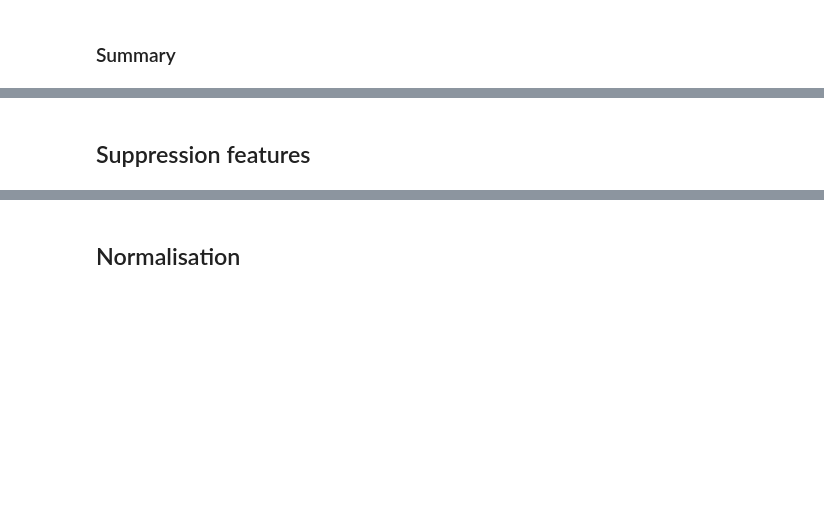
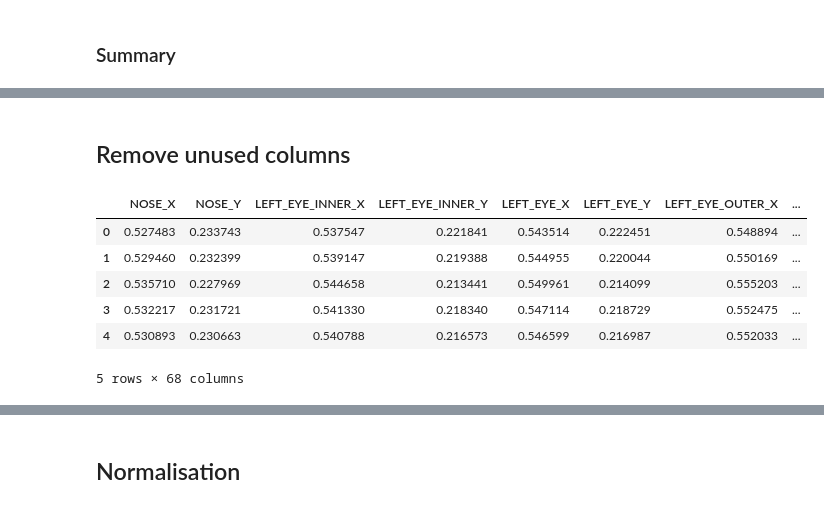
Before and after one commit to Neirpy/projet_pluri_2, a Jupyter notebook: IA/data_preprocessing.ipynb, the cells around one changed output, grey strips where cells are left out. Drawn from its saved outputs; the diff is of its cells as text; code cells hidden in the pictures; blank space fills up the shorter version.

```diff
--- a/IA/data_preprocessing.ipynb
+++ b/IA/data_preprocessing.ipynb
@@ -101,2 +83,2 @@ df_speed.describe()
-# %% [markdown]
-## Suppression features
+# %% [markdown]
+## Remove unused columns
@@ -102,0 +88,10 @@ df_speed.describe()
+# %%
+df_move.head()
+# %% [output]
+|  | NOSE_X | NOSE_Y | LEFT_EYE_INNER_X | LEFT_EYE_INNER_Y | LEFT_EYE_X | LEFT_EYE_Y | LEFT_EYE_OUTER_X | ... |
+| 0 | 0.527483 | 0.233743 | 0.537547 | 0.221841 | 0.543514 | 0.222451 | 0.548894 | ... |
+| 1 | 0.529460 | 0.232399 | 0.539147 | 0.219388 | 0.544955 | 0.220044 | 0.550169 | ... |
+| 2 | 0.535710 | 0.227969 | 0.544658 | 0.213441 | 0.549961 | 0.214099 | 0.555203 | ... |
+| 3 | 0.532217 | 0.231721 | 0.541330 | 0.218340 | 0.547114 | 0.218729 | 0.552475 | ... |
+| 4 | 0.530893 | 0.230663 | 0.540788 | 0.216573 | 0.546599 | 0.216987 | 0.552033 | ... |
+5 rows × 68 columns
```
Also changed, not shown: parts of 13 cells of this notebook, 3 other files.
